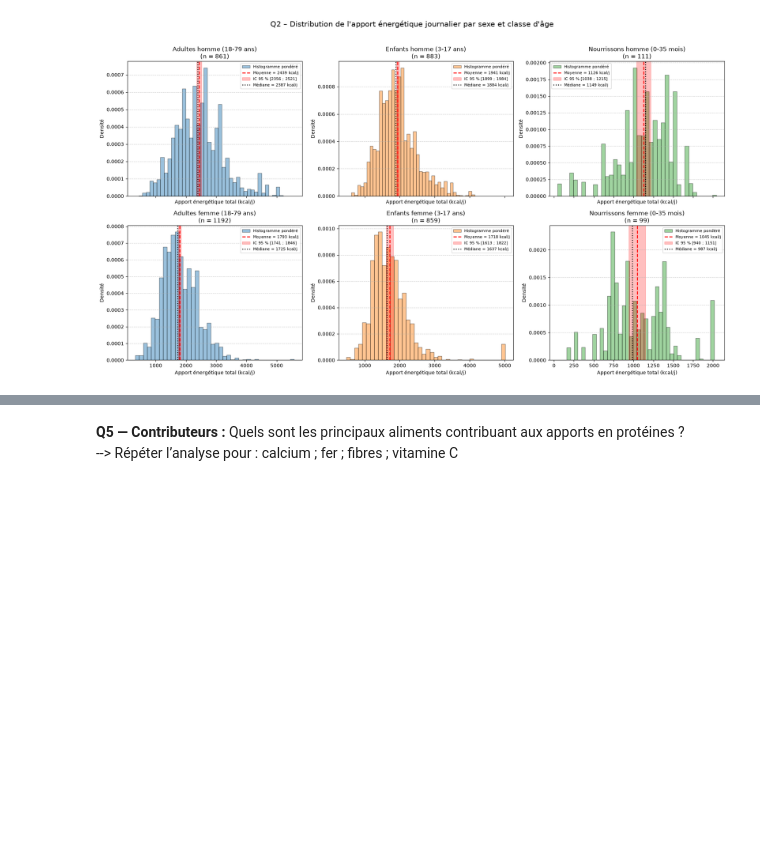
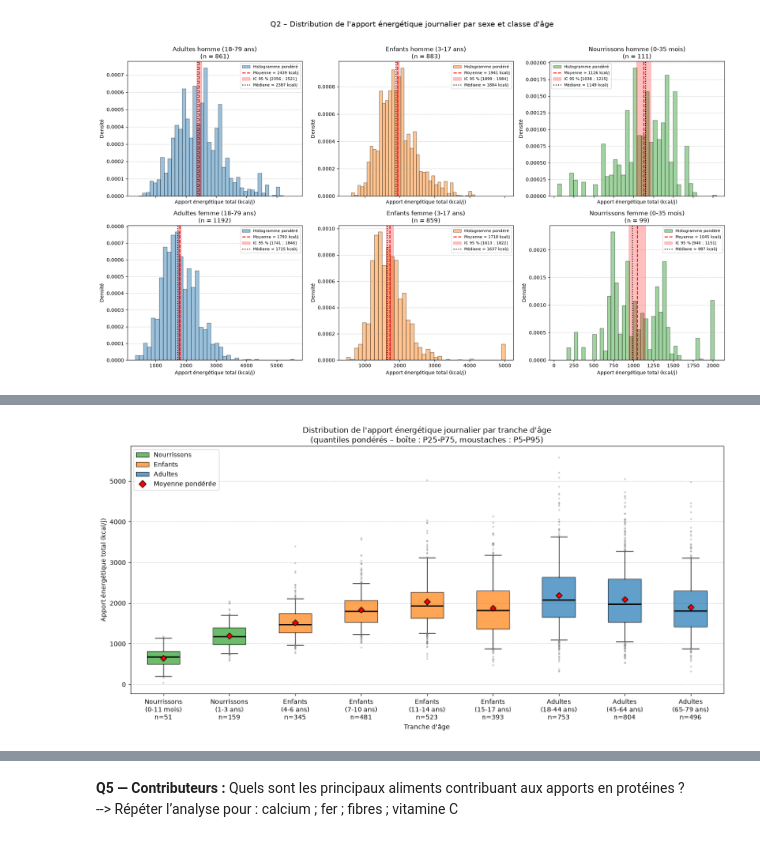
Before and after one commit to Mithrafk/Projet_Collab_Sabine, a Jupyter notebook: TP7/7_Projet_21-10_Sab.ipynb, the cells around one changed output, grey strips where cells are left out. Drawn from its saved outputs; the diff is of its cells as text; code cells hidden in the pictures; blank space fills up the shorter version.

```diff
--- a/TP7/7_Projet_21-10_Sab.ipynb
+++ b/TP7/7_Projet_21-10_Sab.ipynb
@@ -813,3 +860,55 @@ Comment évoluent les apports nutritionnels avec l'âge ?
+# %%
+boites, couleurs_b = [], []
+
+for nom, (d, pond, couleur) in groupes_q3.items():
+    d = d.dropna(subset=[VAR_E, pond])
+    d = d[d[pond] > 0]
+    y, w = d[VAR_E].to_numpy(float), d[pond].to_numpy(float)
+    p5, p25, med, p75, p95 = quantile_pondere(y, w, [0.05, 0.25, 0.5, 0.75, 0.95])
+
+    categorie, tranche = nom.split(" (")
+    boites.append({
+        "label": f"{categorie}\n({tranche}\nn={len(d)}",
+        "whislo": p5, "q1": p25, "med": med, "q3": p75, "whishi": p95,
+        "fliers": y[(y < p5) | (y > p95)],
+    })
+    couleurs_b.append(couleur)
+
+fig, ax = plt.subplots(figsize=(14, 7))
+
+bp = ax.bxp(boites, patch_artist=True, showfliers=True,
+            boxprops=dict(edgecolor="black"),
+            medianprops=dict(color="black", lw=2),
+            whiskerprops=dict(color="black"),
+            capprops=dict(color="black"),
+            flierprops=dict(marker="o", markersize=3, markerfacecolor="grey",
+                            markeredgecolor="none", alpha=0.4))
+
+for patch, c in zip(bp["boxes"], couleurs_b):
+    patch.set_facecolor(c)
+    patch.set_alpha(0.7)
+
+
+ax.scatter(np.arange(1, len(tableau_q3) + 1), tableau_q3["Moyenne"],
+           marker="D", color="red", edgecolor="black", zorder=5, s=45)
+
+ax.set_xlabel("Tranche d'âge")
+ax.set_ylabel("Apport énergétique total (kcal/j)")
+ax.set_title("Distribution de l'apport énergétique journalier par tranche d'âge\n"
+             "(quantiles pondérés – boîte : P25-P75, moustaches : P5-P95)")
+ax.grid(axis="y", linestyle="--", alpha=0.6)
+
+handles = [Patch(facecolor="tab:green",  edgecolor="black", alpha=0.7, label="Nourrissons"),
+           Patch(facecolor="tab:orange", edgecolor="black", alpha=0.7, label="Enfants"),
+           Patch(facecolor="tab:blue",   edgecolor="black", alpha=0.7, label="Adultes"),
+           Line2D([0], [0], marker="D", color="w", markerfacecolor="red",
+                  markeredgecolor="black", markersize=8, label="Moyenne pondérée")]
+ax.legend(handles=handles, loc="upper left")
+
+plt.tight_layout()
+plt.show()
+# %% [output]
+[figure, added]
 # %% [markdown]
 **Q4 — Densité nutritionnelle :**
 Comment comparer les apports nutritionnels à énergie comparable ?
```
Also changed, not shown: parts of 8 cells of this notebook.
